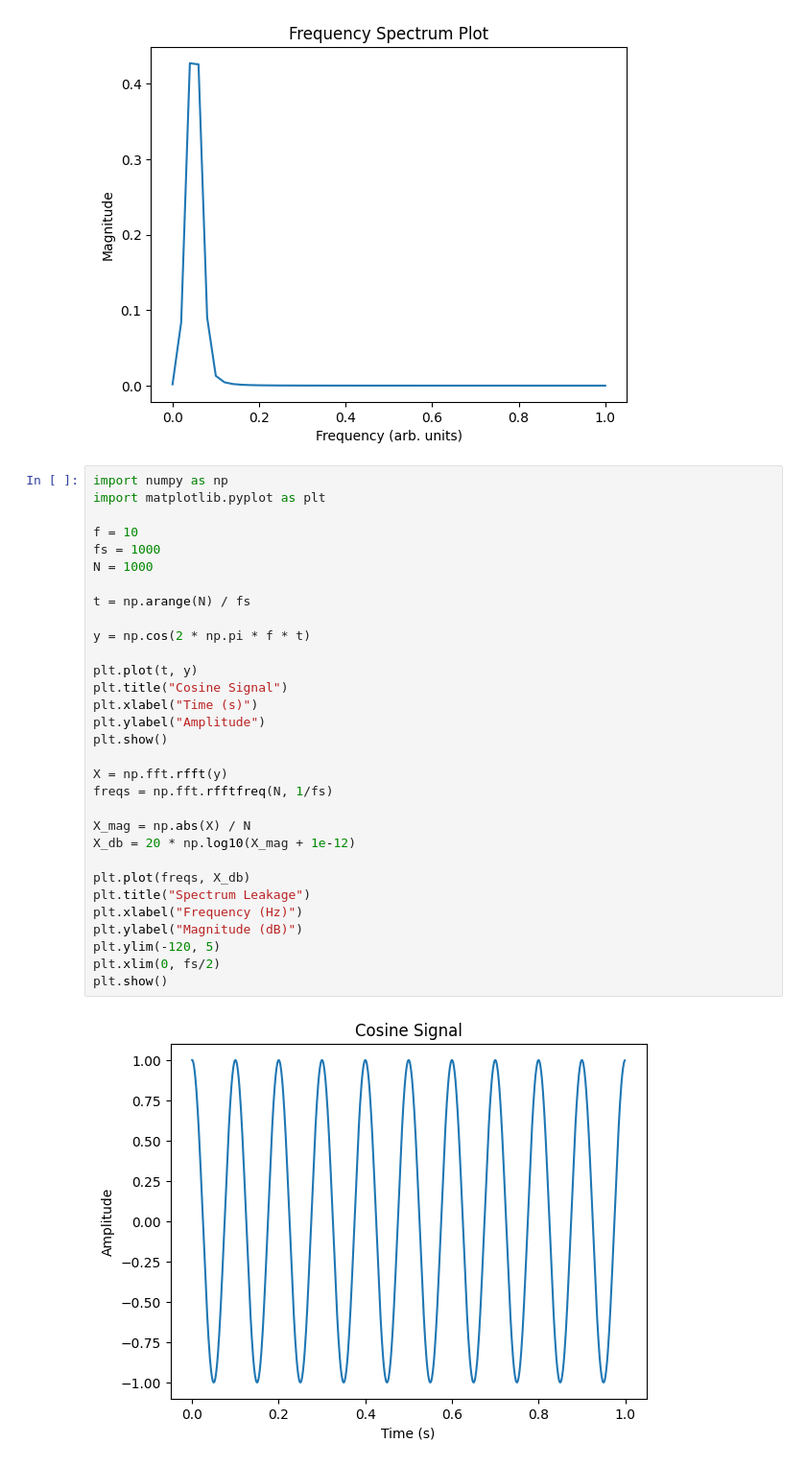
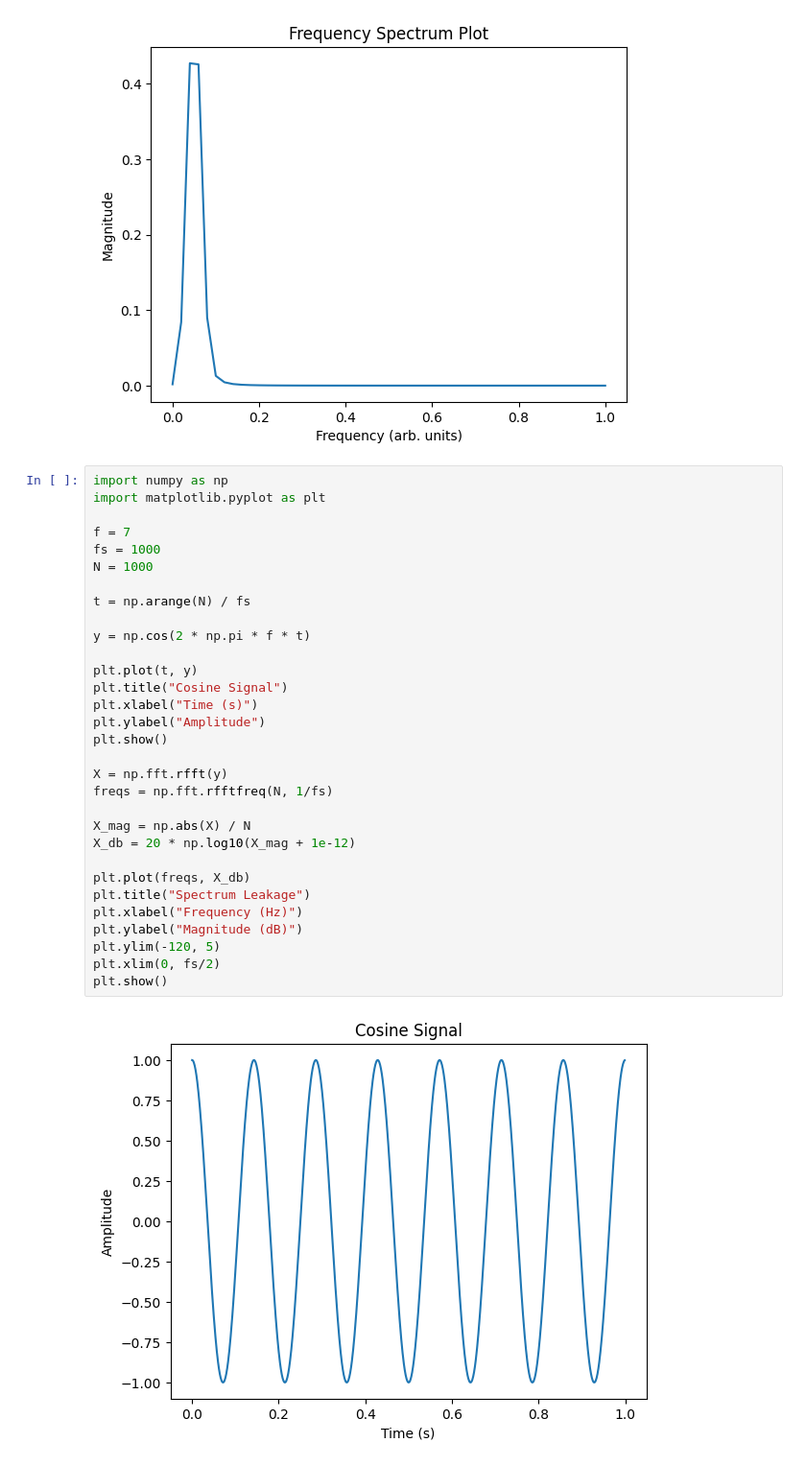
Before and after one commit to samsmith00/junior-IS, a Jupyter notebook: pythonScripts/frequency.ipynb, the cells around one changed output. Shown at 96% size. Saved outputs shown, nothing was run; the diff lists cells and outputs as text.

```diff
--- a/pythonScripts/frequency.ipynb
+++ b/pythonScripts/frequency.ipynb
@@ -24,32 +24,32 @@ plt.show()
 import numpy as np
 import matplotlib.pyplot as plt
 
-f = 10
+f = 7
 fs = 1000
 N = 1000
 
 t = np.arange(N) / fs
 
 y = np.cos(2 * np.pi * f * t)
 
 plt.plot(t, y)
 plt.title("Cosine Signal")
 plt.xlabel("Time (s)")
 plt.ylabel("Amplitude")
 plt.show()
 
 X = np.fft.rfft(y)
 freqs = np.fft.rfftfreq(N, 1/fs)
 
 X_mag = np.abs(X) / N
 X_db = 20 * np.log10(X_mag + 1e-12)
 
 plt.plot(freqs, X_db)
 plt.title("Spectrum Leakage")
 plt.xlabel("Frequency (Hz)")
 plt.ylabel("Magnitude (dB)")
 plt.ylim(-120, 5)
 plt.xlim(0, fs/2)
 plt.show()
 # %% [output]
-[figure, old version]
+[figure, new version]
```
Also changed, not shown: parts of 1 cell of this notebook, 3 other files.
